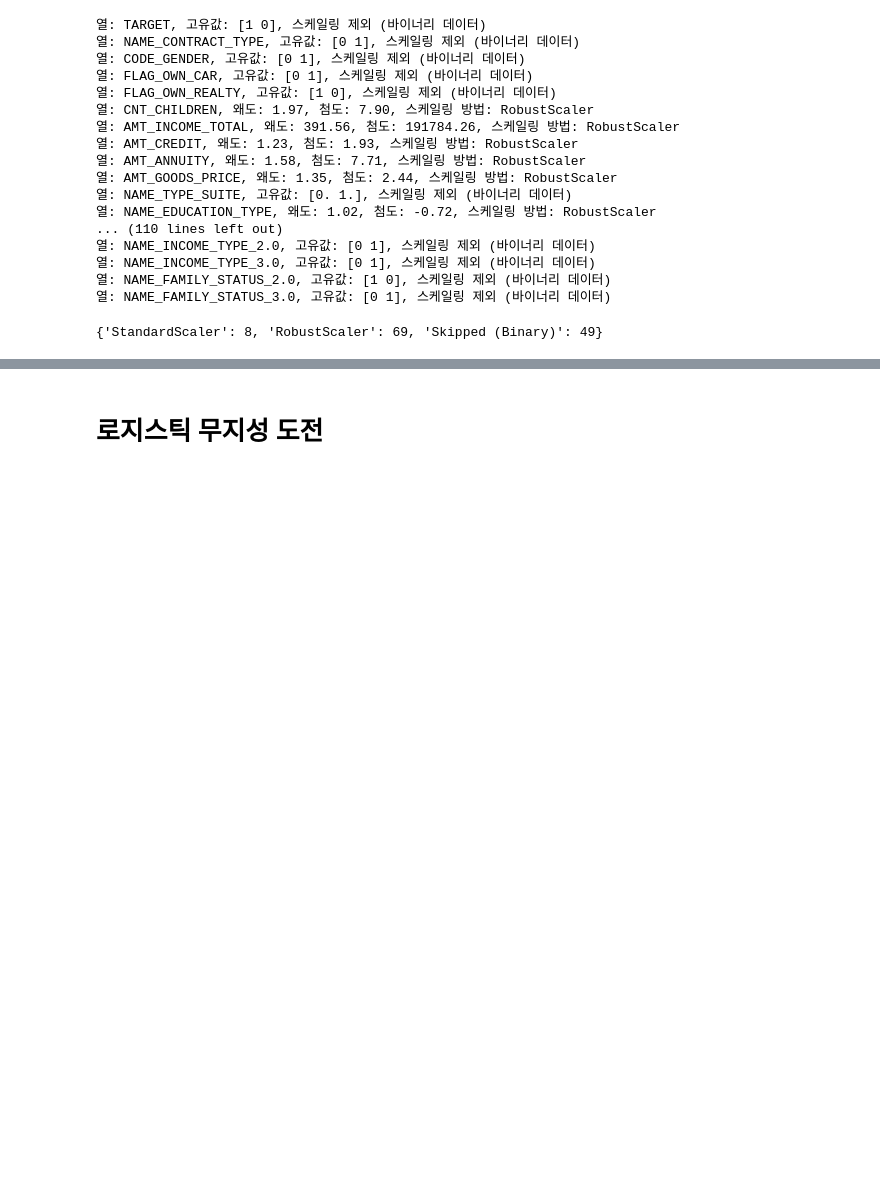
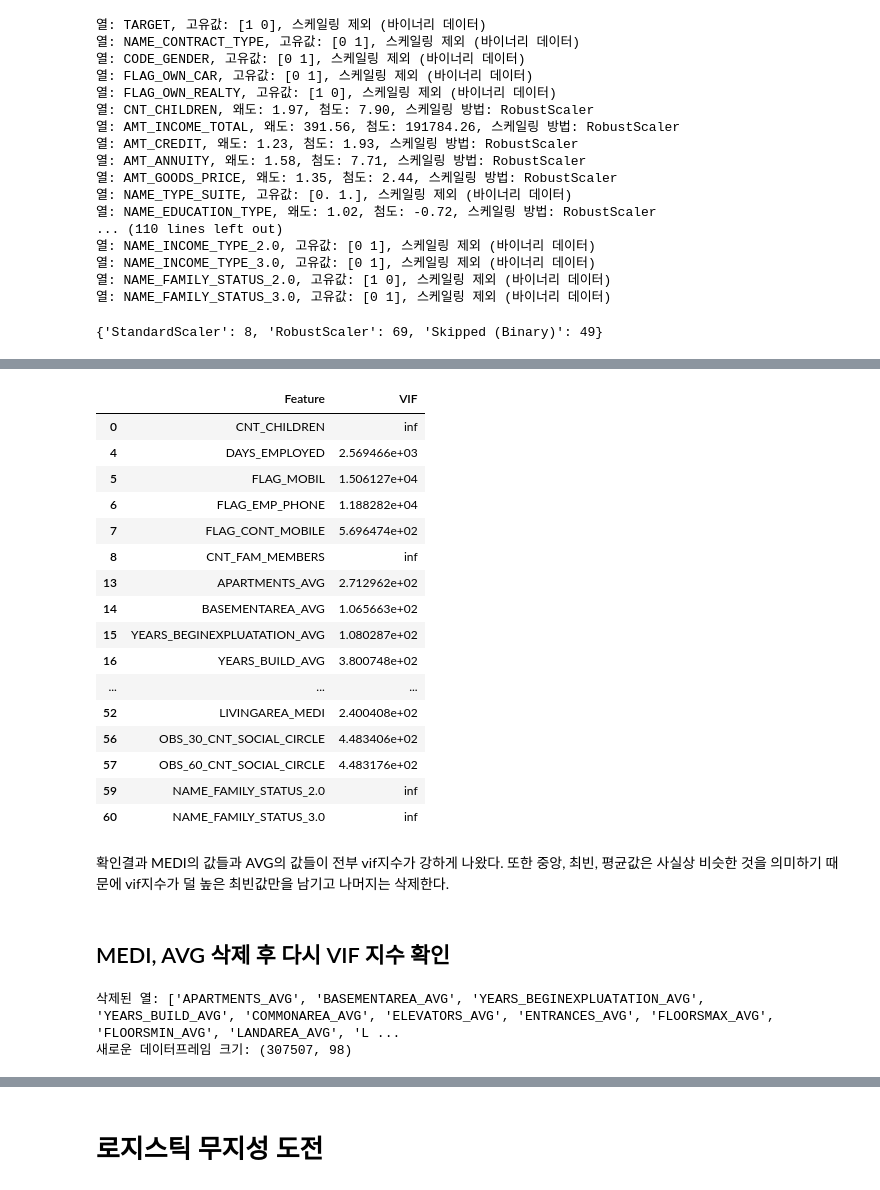
Before and after one commit to ppp1969/DataMining_TeamProject, a Jupyter notebook: restart_pillkyu.ipynb, the cells around one changed output, grey strips where cells are left out. Drawn from its saved outputs; the diff is of its cells as text; code cells hidden in the pictures; blank space fills up the shorter version.

```diff
--- a/restart_pillkyu.ipynb
+++ b/restart_pillkyu.ipynb
@@ -376,3 +345,5 @@ scaling_counts
 {'StandardScaler': 8, 'RobustScaler': 69, 'Skipped (Binary)': 49}
 # %%
 scaled_df.to_csv(r"C:\Users\Administrator\Desktop\scaled_by_skweness_and_kurtosis.csv")
+# %%
+scaled_df.drop(columns="Unnamed: 0", inplace=True)
@@ -378,0 +417,39 @@ scaled_df.to_csv(r"C:\Users\Administrator\Desktop\scaled_by_skweness_and_kurtosi
+# %%
+high_vif = ['CNT_CHILDREN', 'AMT_CREDIT', 'AMT_GOODS_PRICE', 'NAME_HOUSING_TYPE', 'DAYS_EMPLOYED', 'FLAG_MOBIL', 'FLAG_EMP_PHONE', 'FLAG_CONT_MOBILE', 'CNT_FAM_MEMBERS', 'REGION_RATING_CLIENT', 'REGION_RATING_CLIENT_W_CITY', 'REG_REGION_NOT_WORK_REGION', 'REG_CITY_NOT_WORK_CITY', 'APARTMENTS_AVG', 'BASEMENTAREA_AVG', 'YEARS_BEGINEXPLUATATION_AVG', 'YEARS_BUILD_AVG', 'COMMONAREA_AVG', 'ELEVATORS_AVG', 'ENTRANCES_AVG', 'FLOORSMAX_AVG', 'FLOORSMIN_AVG', 'LANDAREA_AVG', 'LIVINGAPARTMENTS_AVG', 'LIVINGAREA_AVG', 'NONLIVINGAPARTMENTS_AVG', 'NONLIVINGAREA_AVG', 'APARTMENTS_MODE', 'BASEMENTAREA_MODE', 'YEARS_BEGINEXPLUATATION_MODE', 'YEARS_BUILD_MODE', 'COMMONAREA_MODE', 'ELEVATORS_MODE', 'ENTRANCES_MODE', 'FLOORSMAX_MODE', 'FLOORSMIN_MODE', 'LANDAREA_MODE', 'LIVINGAPARTMENTS_MODE', 'LIVINGAREA_MODE', 'NONLIVINGAPARTMENTS_MODE', 'NONLIVINGAREA_MODE', 'APARTMENTS_MEDI', 'BASEMENTAREA_MEDI', 'YEARS_BEGINEXPLUATATION_MEDI', 'YEARS_BUILD_MEDI', 'COMMONAREA_MEDI', 'ELEVATORS_MEDI', 'ENTRANCES_MEDI', 'FLOORSMAX_MEDI', 'FLOORSMIN_MEDI', 'LANDAREA_MEDI', 'LIVINGAPARTMENTS_MEDI', 'LIVINGAREA_MEDI', 'NONLIVINGAPARTMENTS_MEDI', 'NONLIVINGAREA_MEDI', 'TOTALAREA_MODE', 'OBS_30_CNT_SOCIAL_CIRCLE', 'OBS_60_CNT_SOCIAL_CIRCLE', 'FLAG_DOCUMENT_3', 'NAME_FAMILY_STATUS_2.0', 'NAME_FAMILY_STATUS_3.0']
+# %%
+import pandas as pd
+from statsmodels.stats.outliers_influence import variance_inflation_factor
+
+def calculate_vif_for_selected(df, high_vif, thresh=100):
+    """
+    전체 데이터프레임에서 high_vif 리스트에 포함된 변수만 VIF 계산.
+    Parameters:
+        - df (pd.DataFrame): 전체 데이터프레임
+        - high_vif (list): VIF를 계산할 변수 이름 리스트
+        - thresh (float): VIF 임계값 (기본값: 100)
+    Returns:
+        - pd.DataFrame: high_vif 변수들의 VIF 값 데이터프레임
+        - pd.DataFrame: high_vif 변수들 중 VIF > 100 변수들의 데이터프레임
+    """
+    vif_df = pd.DataFrame(columns=["Feature", "VIF"])
+
+    print("VIF 계산 시작...\n")
+
+    # high_vif 리스트에 포함된 변수만 계산
+    for feature_name in high_vif:
+        if feature_name in df.columns:
+            # 전체 데이터프레임에서 high_vif 변수에 대해 VIF 계산
+            index = list(df.columns).index(feature_name)  # 해당 변수의 인덱스
+            vif_value = variance_inflation_factor(df.values, index)
+            vif_df = pd.concat([vif_df, pd.DataFrame({"Feature": [feature_name], "VIF": [vif_value]})], ignore_index=True)
+            print(f"Feature: {feature_name}, VIF: {vif_value:.2f} (계산됨)")
+        else:
+            print(f"Feature: {feature_name} (데이터프레임에 존재하지 않음, 스킵됨)")
+
+    print("\nVIF 계산 완료!\n")
+
+    # VIF > thresh 필터링
+    super_high_vif = vif_df[vif_df["VIF"] > thresh]
+
+    return vif_df, super_high_vif
+vif_results, super_high_vif = calculate_vif_for_selected(scaled_df, high_vif)
@@ -378,0 +475,36 @@ scaled_df.to_csv(r"C:\Users\Administrator\Desktop\scaled_by_skweness_and_kurtosi
+# %%
+super_high_vif
+# %% [output]
+|  | Feature | VIF |
+| 0 | CNT_CHILDREN | inf |
+| 4 | DAYS_EMPLOYED | 2.569466e+03 |
+| 5 | FLAG_MOBIL | 1.506127e+04 |
+| 6 | FLAG_EMP_PHONE | 1.188282e+04 |
+| 7 | FLAG_CONT_MOBILE | 5.696474e+02 |
+| 8 | CNT_FAM_MEMBERS | inf |
+| 13 | APARTMENTS_AVG | 2.712962e+02 |
+| 14 | BASEMENTAREA_AVG | 1.065663e+02 |
+| 15 | YEARS_BEGINEXPLUATATION_AVG | 1.080287e+02 |
+| 16 | YEARS_BUILD_AVG | 3.800748e+02 |
+| ... | ... | ... |
+| 52 | LIVINGAREA_MEDI | 2.400408e+02 |
+| 56 | OBS_30_CNT_SOCIAL_CIRCLE | 4.483406e+02 |
+| 57 | OBS_60_CNT_SOCIAL_CIRCLE | 4.483176e+02 |
+| 59 | NAME_FAMILY_STATUS_2.0 | inf |
+| 60 | NAME_FAMILY_STATUS_3.0 | inf |
+# %% [markdown]
+확인결과 MEDI의 값들과 AVG의 값들이 전부 vif지수가 강하게 나왔다. 또한 중앙, 최빈, 평균값은 사실상 비슷한 것을 의미하기 때문에 vif지수가 덜 높은 최빈값만을 남기고 나머지는 삭제한다.
+# %% [markdown]
+## MEDI, AVG 삭제 후 다시 VIF 지수 확인
+# %%
+# '_MEDI' 또는 '_AVG'로 끝나는 열을 삭제
+columns_to_drop = [col for col in scaled_df.columns if col.endswith('_MEDI') or col.endswith('_AVG')]
+df_drop_avg_medi = scaled_df.drop(columns=columns_to_drop)
+
+# 결과 확인
+print(f"삭제된 열: {columns_to_drop}")
+print(f"새로운 데이터프레임 크기: {df_drop_avg_medi.shape}")
+df_drop_avg_medi_data = df_drop_avg_medi.drop(columns="TARGET")
+# %% [output]
+삭제된 열: ['APARTMENTS_AVG', 'BASEMENTAREA_AVG', 'YEARS_BEGINEXPLUATATION_AVG', 'YEARS_BUILD_AVG', 'COMMONAREA_AVG', 'ELEVATORS_AVG', 'ENTRANCES_AVG', 'FLOORSMAX_AVG', 'FLOORSMIN_AVG', 'LANDAREA_AVG', 'L ...
+새로운 데이터프레임 크기: (307507, 98)
```
Also changed, not shown: parts of 10 cells of this notebook.
